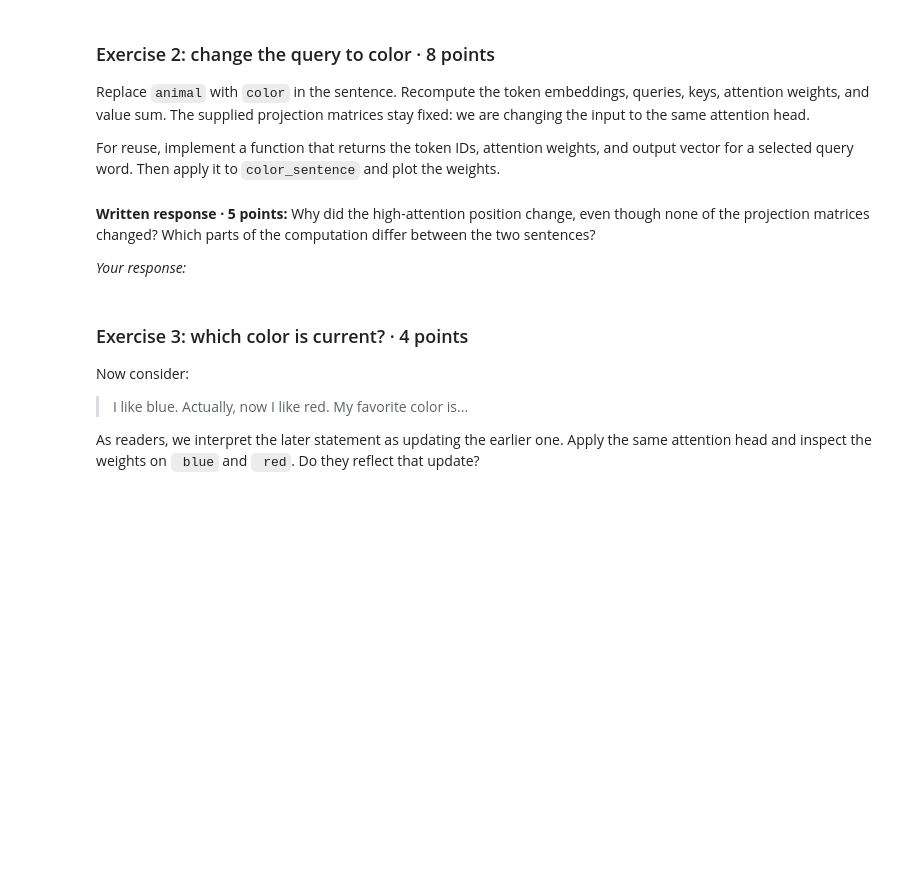
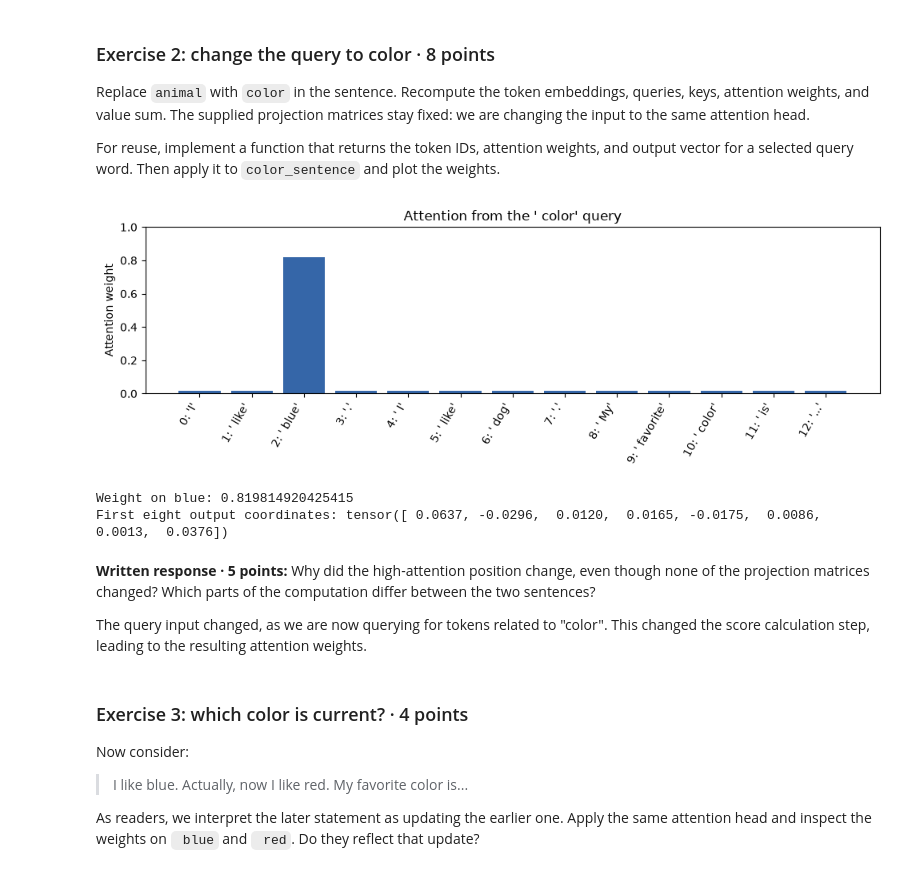
Before and after one commit to anjolib/neuro240, a Jupyter notebook: pset_02/PSET2.ipynb, the cells around one changed output. Saved outputs shown, nothing was run; the diff lists cells and outputs as text; code cells hidden in the pictures; blank space fills up the shorter version.

```diff
--- a/pset_02/PSET2.ipynb
+++ b/pset_02/PSET2.ipynb
@@ -143,11 +178,11 @@ Use the provided `tokenizer`, `E`, and `U`. The function should work for any non
 # %%
 def embedding_round_trip(text):
     # TODO: tokenize, embed, un-embed, choose IDs, and decode.
-    input_ids = ...
-    vectors = ...
-    vocabulary_scores = ...
-    output_ids = ...
-    output_text = ...
+    input_ids = tokenizer.encode(text).ids
+    vectors = E[torch.tensor(input_ids)]
+    vocabulary_scores = vectors @ U
+    output_ids = torch.argmax(vocabulary_scores, dim=-1)
+    output_text = tokenizer.decode(output_ids.tolist())
     return output_text, input_ids, output_ids
 
 
@@ -159,7 +194,7 @@ for text in ["Lily found a little red ball.", "Once upon a time, there was a sma
     print()
 
 # TODO: try a sentence of your own and inspect the result.
-my_sentence = ...
+my_sentence = "At some points I realized I was swinging my arms so I tried to not."
 output_text, input_ids, output_ids = embedding_round_trip(my_sentence)
 print("Original: ", repr(my_sentence))
 print("Recovered:", repr(output_text))
@@ -273,17 +328,17 @@ Translate the equations above into PyTorch operations. First tokenize and embed
 Compute that query's score for every key, apply softmax across positions, and plot the resulting attention weights. Finally, compute the weighted sum of the values. Use matrix multiplication rather than a loop for the attention computation.
 # %%
 # TODO: obtain token embeddings and their query, key, and value vectors.
-attention_ids = ...
-X = ...
-q = ...
-k = ...
-v = ...
+attention_ids = torch.tensor(tokenizer.encode(animal_sentence).ids)
+X = E[attention_ids]
+q = X @ W_Q
+k = X @ W_K
+v = X @ W_V
 animal_position = (attention_ids == word_ids["animal"]).nonzero(as_tuple=True)[0].item()
 
 # TODO: compare the selected query against all keys and normalize.
-animal_scores = ...
-animal_weights = ...
-animal_output = ...
+animal_scores = q[animal_position] @ k.T
+animal_weights = torch.softmax(animal_scores, dim=-1)
+animal_output = animal_weights @ v
 
 assert q.shape == k.shape == (len(attention_ids), 2)
 assert v.shape == X.shape == (len(attention_ids), D)
@@ -327,32 +403,36 @@ For reuse, implement a function that returns the token IDs, attention weights, a
 # %%
 def attend_from_word(text, query_word):
     # TODO: construct the vectors for this new sentence.
-    ids = ...
-    X = ...
-    q = ...
-    k = ...
-    v = ...
+    ids = torch.tensor(tokenizer.encode(text).ids)
+    X = E[ids]
+    q = X @ W_Q
+    k = X @ W_K
+    v = X @ W_V
     query_position = (ids == word_ids[query_word]).nonzero(as_tuple=True)[0].item()
 
     # TODO: compute attention and return the value sum for that query.
-    scores = ...
-    weights = ...
-    output = ...
+    scores =  q[query_position] @ k.T
+    weights = torch.softmax(scores, dim=-1)
+    output = weights @ v
     return ids, weights, output
 
 color_ids, color_weights, color_output = attend_from_word(color_sentence, "color")
 plot_attention(color_ids, color_weights, "Attention from the ' color' query")
 blue_position = (color_ids == word_ids["blue"]).nonzero(as_tuple=True)[0].item()
 print("Weight on blue:", color_weights[blue_position].item())
 print("First eight output coordinates:", color_output[:8])
 
 # Both computations should select their intended categories.
 assert attention_ids[animal_weights.argmax()].item() == word_ids["dog"]
 assert color_ids[color_weights.argmax()].item() == word_ids["blue"]
+# %% [output]
+[figure, added]
+Weight on blue: 0.819814920425415
+First eight output coordinates: tensor([ 0.0637, -0.0296,  0.0120,  0.0165, -0.0175,  0.0086,  0.0013,  0.0376])
 # %% [markdown]
 **Written response · 5 points:** Why did the high-attention position change, even though none of the projection matrices changed? Which parts of the computation differ between the two sentences?
 
-*Your response:*
+The query input changed, as we are now querying for tokens related to "color". This changed the score calculation step, leading to the resulting attention weights.
 # %% [markdown]
 ### Exercise 3: which color is current? · 4 points
 
```
Also changed, not shown: parts of 21 cells of this notebook.
